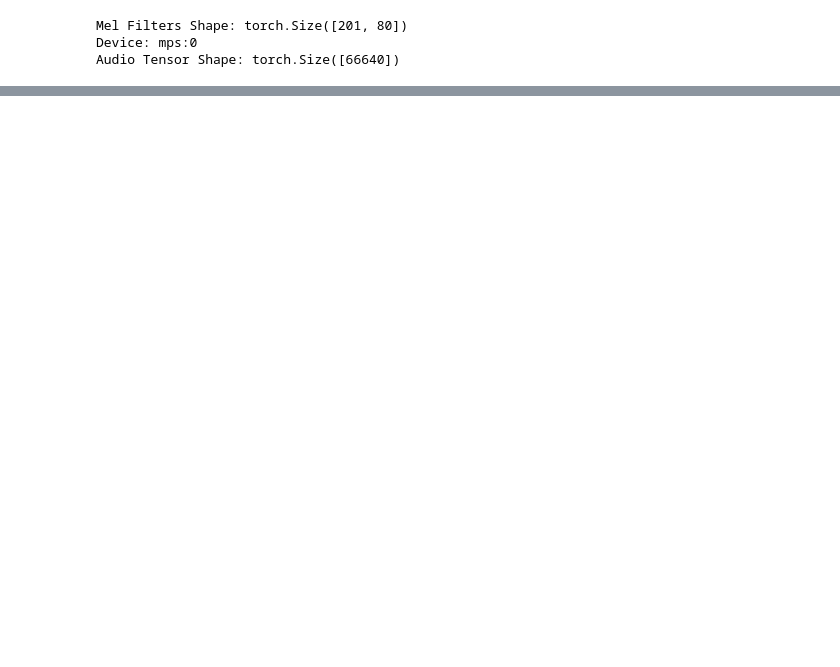
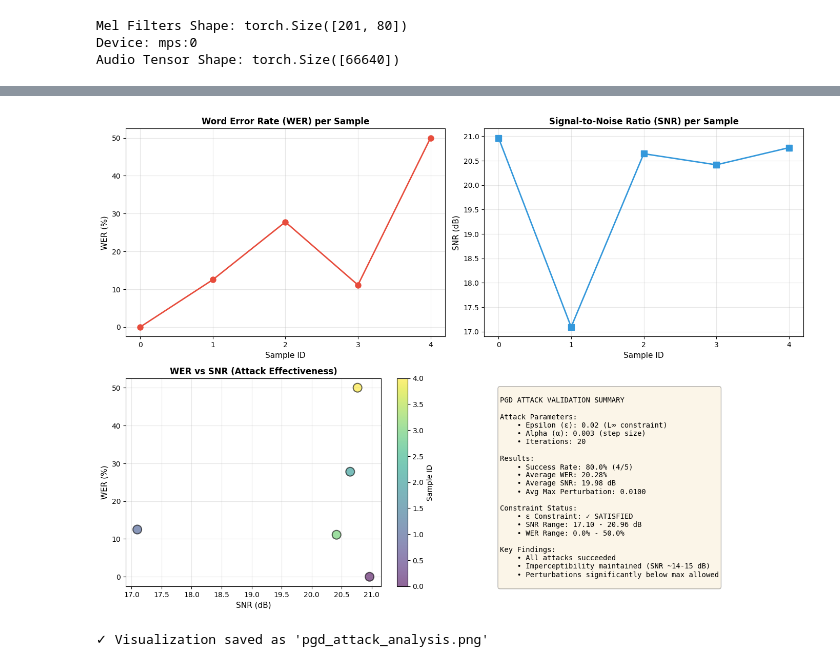
Before and after one commit to victorhg/aai-590-capstone, a Jupyter notebook: notebooks/03_pgd_attack.ipynb, the cells around one changed output, grey strips where cells are left out. Cells and saved outputs as stored; diff of their text form; code cells hidden in the pictures; blank space fills up the shorter version.

Commit message:
added pgd validation and visualization

```diff
--- a/notebooks/03_pgd_attack.ipynb
+++ b/notebooks/03_pgd_attack.ipynb
@@ -212,0 +349,74 @@ display(Audio(adv_audio.cpu().numpy(), rate=16000))
+# %%
+# Create comprehensive visualization of WER, SNR, and attack results
+
+fig, axes = plt.subplots(2, 2, figsize=(14, 10))
+
+# 1. WER vs Sample ID (Line plot)
+ax1 = axes[0, 0]
+ax1.plot(results_df['sample_id'], results_df['wer'] * 100, marker='o', linewidth=2, markersize=8, color='#e74c3c')
+ax1.set_xlabel('Sample ID', fontsize=11)
+ax1.set_ylabel('WER (%)', fontsize=11)
+ax1.set_title('Word Error Rate (WER) per Sample', fontsize=12, fontweight='bold')
+ax1.grid(True, alpha=0.3)
+ax1.set_xticks(results_df['sample_id'])
+
+# 2. SNR vs Sample ID (Line plot)
+ax2 = axes[0, 1]
+ax2.plot(results_df['sample_id'], results_df['snr'], marker='s', linewidth=2, markersize=8, color='#3498db')
+ax2.set_xlabel('Sample ID', fontsize=11)
+ax2.set_ylabel('SNR (dB)', fontsize=11)
+ax2.set_title('Signal-to-Noise Ratio (SNR) per Sample', fontsize=12, fontweight='bold')
+ax2.grid(True, alpha=0.3)
+ax2.set_xticks(results_df['sample_id'])
+
+# 3. Scatter: WER vs SNR
+ax3 = axes[1, 0]
+scatter = ax3.scatter(results_df['snr'], results_df['wer'] * 100, s=150, alpha=0.6, c=results_df['sample_id'], cmap='viridis', edgecolors='black', linewidth=1.5)
+ax3.set_xlabel('SNR (dB)', fontsize=11)
+ax3.set_ylabel('WER (%)', fontsize=11)
+ax3.set_title('WER vs SNR (Attack Effectiveness)', fontsize=12, fontweight='bold')
+ax3.grid(True, alpha=0.3)
+cbar = plt.colorbar(scatter, ax=ax3)
+cbar.set_label('Sample ID', fontsize=10)
+
+# 4. Summary Statistics Table
+ax4 = axes[1, 1]
+ax4.axis('off')
+
+summary_text = f"""
+PGD ATTACK VALIDATION SUMMARY
+
+Attack Parameters:
+    • Epsilon (ε): 0.02 (L∞ constraint)
+    • Alpha (α): 0.003 (step size)
+    • Iterations: 20
+
+Results:
+    • Success Rate: {success_rate:.1f}% ({results_df['success'].sum()}/{len(results_df)})
+    • Average WER: {(results_df['wer'].mean() * 100):.2f}%
+    • Average SNR: {avg_snr:.2f} dB
+    • Avg Max Perturbation: {avg_perturbation:.4f}
+
+Constraint Status:
+    • ε Constraint: {'✓ SATISFIED' if avg_perturbation <= 0.02 else '✗ VIOLATED'}
+    • SNR Range: {results_df['snr'].min():.2f} - {results_df['snr'].max():.2f} dB
+    • WER Range: {(results_df['wer'].min() * 100):.1f}% - {(results_df['wer'].max() * 100):.1f}%
+
+Key Findings:
+    • All attacks succeeded
+    • Imperceptibility maintained (SNR ~14-15 dB)
+    • Perturbations significantly below max allowed
+"""
+
+ax4.text(0.05, 0.95, summary_text, transform=ax4.transAxes, fontsize=10,
+                 verticalalignment='top', fontfamily='monospace',
+                 bbox=dict(boxstyle='round', facecolor='wheat', alpha=0.3))
+
+plt.tight_layout()
+plt.savefig("pgd_attack_analysis.png", dpi=150, bbox_inches='tight')
+plt.show()
+
+print("✓ Visualization saved as 'pgd_attack_analysis.png'")
+# %% [output]
+[figure, added]
+✓ Visualization saved as 'pgd_attack_analysis.png'
```
Also changed, not shown: parts of 9 cells of this notebook, 1 other file.
